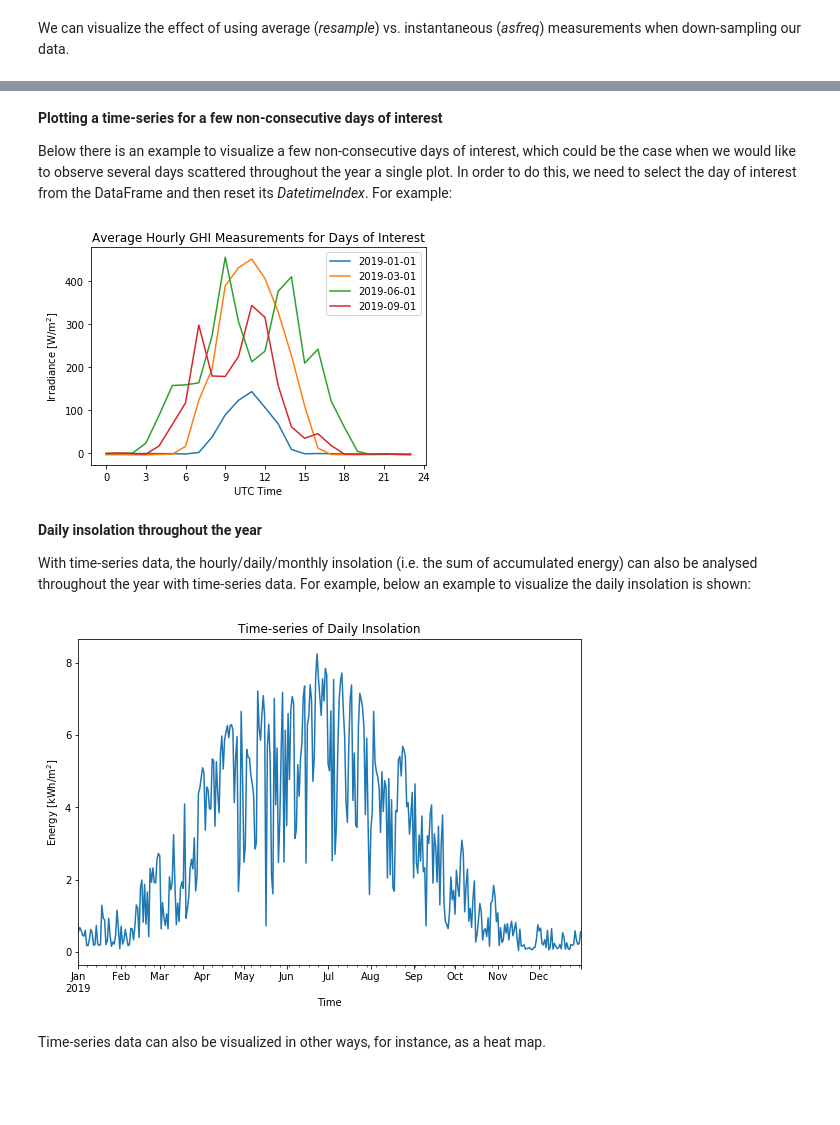
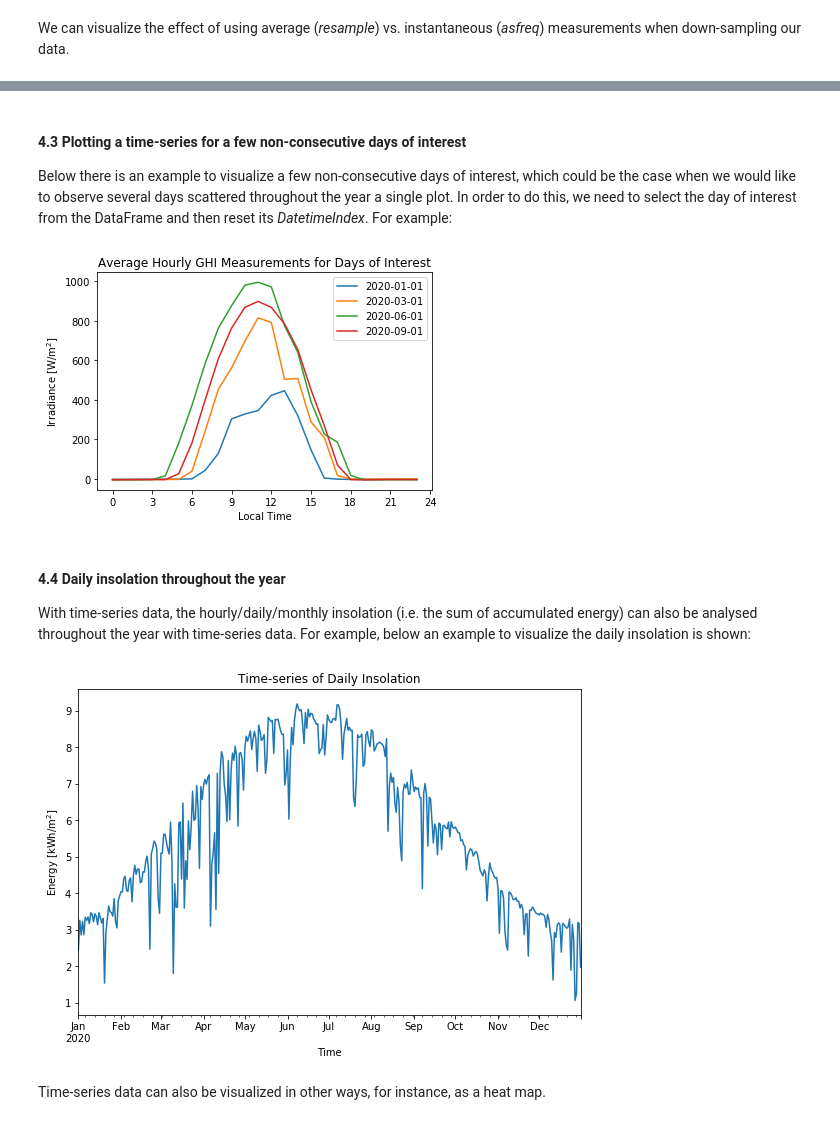
Before and after one commit to tiba-lab/Solar-Resource-Assessment-in-Python, a Jupyter notebook: notebooks/manipulating_time_series.ipynb, the cells around one changed output, grey strips where cells are left out. Cells and saved outputs as stored; diff of their text form; code cells hidden in the pictures; blank space fills up the shorter version.

```diff
--- a/notebooks/manipulating_time_series.ipynb
+++ b/notebooks/manipulating_time_series.ipynb
@@ -195,0 +65,21 @@ df_1min.head(3)
+# %%
+# Slice desired variables out of the 21 variables provided in the raw data.
+df_ref = df_ref[['ghi', 'dni', 'dhi', 'year']]
+
+# Add multiple temporal data to the dataset
+df_ref['month'] = df_ref.index.month
+df_ref['day'] = df_ref.index.day
+df_ref['hour'] = df_ref.index.hour
+df_ref['minute'] = df_ref.index.minute
+df_ref['date'] = df_ref.index.strftime('%Y-%m-%d')
+df_ref['time'] = df_ref.index.strftime('%H:%M:%S')
+df_ref['timestamp'] = df_ref.index.strftime('%Y-%m-%d %H:%M:%S%z')
+
+# Epoch format
+df_ref['epoch'] = df_ref.index.astype('int64')//1e9
+
+# Reset the Index of the DataFrame
+df_ref = df_ref.reset_index(drop=True)
+
+# Let's have a look to the resulting columns of the dataset
+df_ref.columns
@@ -195,0 +187,9 @@ df_1min.head(3)
+# %%
+# A new dataframe copy of the reference dataset
+df = df_ref.copy()
+# Convert epoch timestamps to datetime format and localize
+df['datetime'] = pd.to_datetime(df['epoch'], unit='s', utc=True)
+# Set datetime as index and convert UTC time to local time
+df = df.set_index(df['datetime']).tz_convert('Etc/GMT+8')
+# See the results
+df.head(3)
@@ -195,0 +212,5 @@ df_1min.head(3)
+# %%
+# New DataFrame with 1-minute data and solar data
+df_1min = df[['ghi', 'dhi', 'dni']]
+# See our new DataFrame
+df_1min.head(3)
@@ -545,39 +570,39 @@ plt.show()
 # %% [markdown]
-**Plotting a time-series for a few non-consecutive days of interest**
+#### 4.3 Plotting a time-series for a few non-consecutive days of interest
 
 Below there is an example to visualize a few non-consecutive days of interest, which could be the case when we would like to observe several days scattered throughout the year a single plot. In order to do this, we need to select the day of interest from the DataFrame and then reset its *DatetimeIndex*. For example:
 # %%
 # List of days of interest
-days = ['2019-01-01', '2019-03-01', '2019-06-01', '2019-09-01']
+days = ['2020-01-01', '2020-03-01', '2020-06-01', '2020-09-01']
 # Iterate over the days and plot each of them
 for day in days:
-    df_day = df_1min.resample('1H').mean()[day]['GHI'].to_frame()  # average hourly of GHI for current day
+    df_day = df_1min.resample('1H').mean()[day]['ghi'].to_frame()  # average hourly of GHI for current day
     df_day = df_day.reset_index(drop=True) # reset its Index to numeric (i.e. 0,1,2,3...)
     plt.plot(df_day, label=day) # plot the current day
 plt.title('Average Hourly GHI Measurements for Days of Interest') # title of the figure
 plt.xticks(np.arange(0, 25, step=3), np.arange(0, 25, step=3)) # set labels positions and names
 plt.ylabel('Irradiance [W/m$^2$]') # y-axis label
-plt.xlabel('UTC Time') # x-axis label
+plt.xlabel('Local Time') # x-axis label
 plt.legend(loc='best') # insert legend
 plt.show()
 # %% [output]
-[figure, old version]
+[figure, new version]
 # %% [markdown]
-**Daily insolation throughout the year**
+#### 4.4 Daily insolation throughout the year
 
 With time-series data, the hourly/daily/monthly insolation (i.e. the sum of accumulated energy) can also be analysed throughout the year with time-series data. For example, below an example to visualize the daily insolation is shown:
 # %%
 # Calculate the daily insolation expressed in kWh·sqm from GHI measurements
-daily_energy = (df_1min['GHI'].resample("1D").sum()*(1/60))/1000 # selecting only GHI returns a Pandas Series
+daily_energy = (df_1min['ghi'].resample("1D").sum()*(1/60))/1000 # selecting only GHI returns a Pandas Series
 
 # Create time-series plot
 daily_energy.plot(figsize=(9,6), legend=False) # plot timeseries
 plt.title('Time-series of Daily Insolation')  # add title
 plt.ylabel('Energy [kWh/m$^2$]') # add Y-axis label
 plt.xlabel('Time') # add X-axis label
 plt.show()
 # %% [output]
-[figure, old version]
+[figure, new version]
 # %% [markdown]
 Time-series data can also be visualized in other ways, for instance, as a heat map.
 # %%
```
Also changed, not shown: parts of 68 cells of this notebook.
